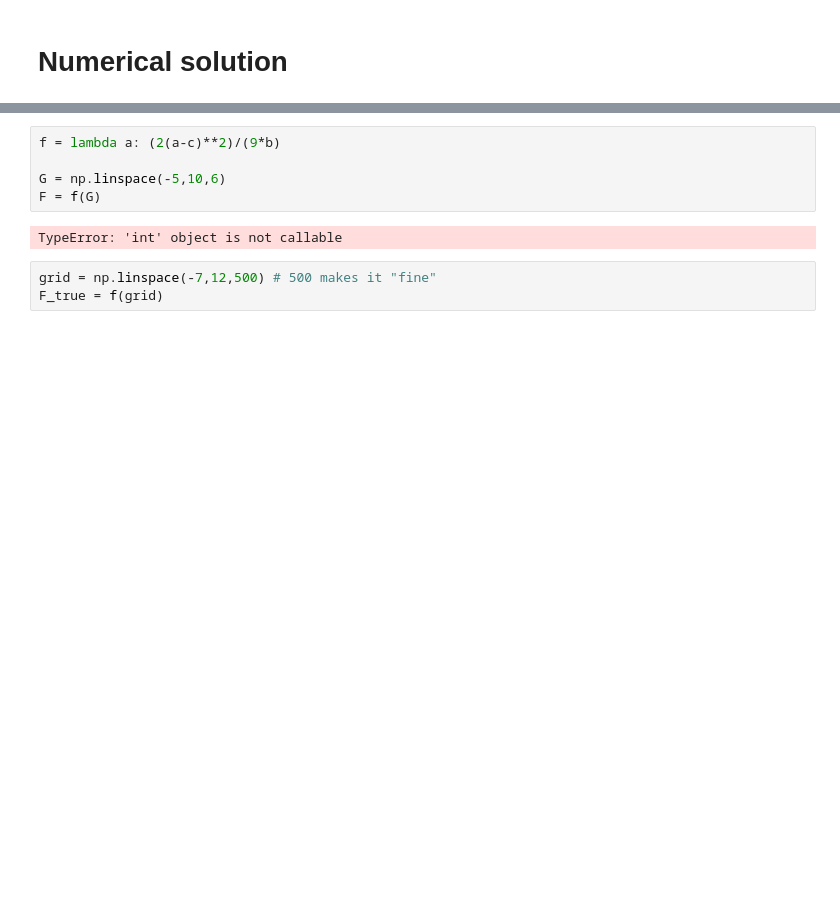
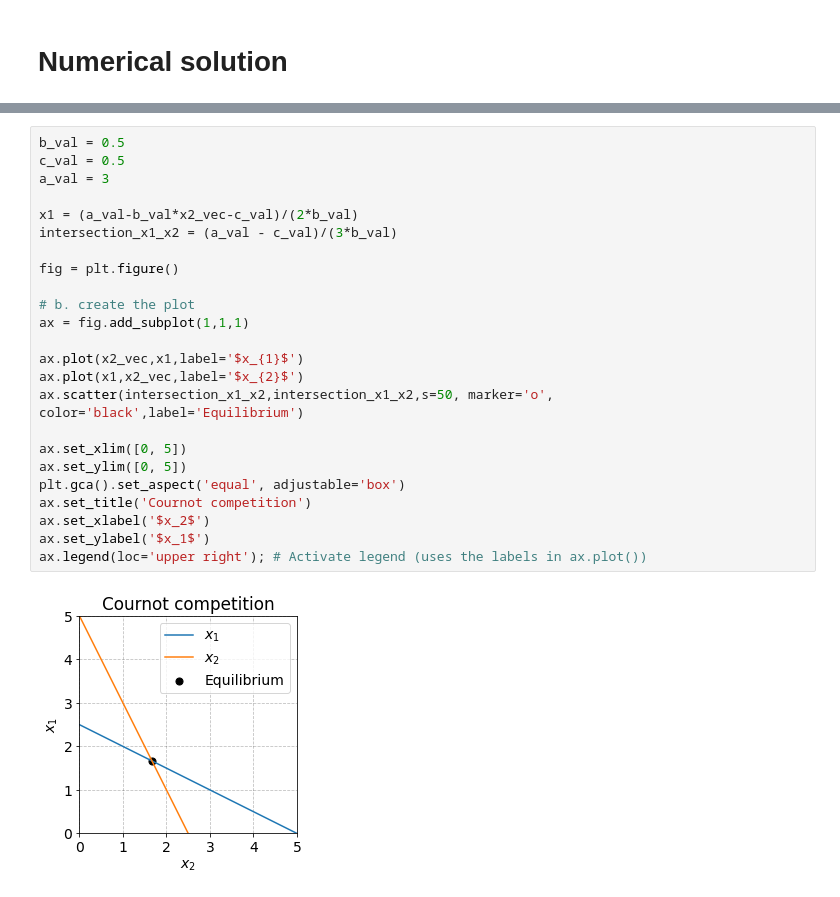
Before and after one commit to NumEconCopenhagen/projects-2023-team-copenhagen, a Jupyter notebook: modelproject/Masa.ipynb, the cells around one changed output, grey strips where cells are left out. Drawn from its saved outputs; the diff is of its cells as text; blank space fills up the shorter version.

Commit message:
plot intersection

```diff
--- a/modelproject/Masa.ipynb
+++ b/modelproject/Masa.ipynb
@@ -218,10 +170,26 @@ Profits at Cournot-Nash equilibrium: π1 = 4.889, π2 = 4.889
-# %%
-f = lambda a: (2(a-c)**2)/(9*b)
-
-G = np.linspace(-5,10,6)
-F = f(G)
-# %% [output]
-TypeError: 'int' object is not callable
-# %%
-grid = np.linspace(-7,12,500) # 500 makes it "fine"
-F_true = f(grid)
+# %%
+b_val = 0.5
+c_val = 0.5
+a_val = 3
+
+x1 = (a_val-b_val*x2_vec-c_val)/(2*b_val)
+intersection_x1_x2 = (a_val - c_val)/(3*b_val)
+
+fig = plt.figure()
+
+# b. create the plot
+ax = fig.add_subplot(1,1,1)
+
+ax.plot(x2_vec,x1,label='$x_{1}$')
+ax.plot(x1,x2_vec,label='$x_{2}$')
+ax.scatter(intersection_x1_x2,intersection_x1_x2,s=50, marker='o', color='black',label='Equilibrium')
+
+ax.set_xlim([0, 5])
+ax.set_ylim([0, 5])
+plt.gca().set_aspect('equal', adjustable='box')
+ax.set_title('Cournot competition')
+ax.set_xlabel('$x_2$')
+ax.set_ylabel('$x_1$')
+ax.legend(loc='upper right'); # Activate legend (uses the labels in ax.plot())
+# %% [output]
+[figure, added]
```
Also changed, not shown: parts of 6 cells of this notebook.
